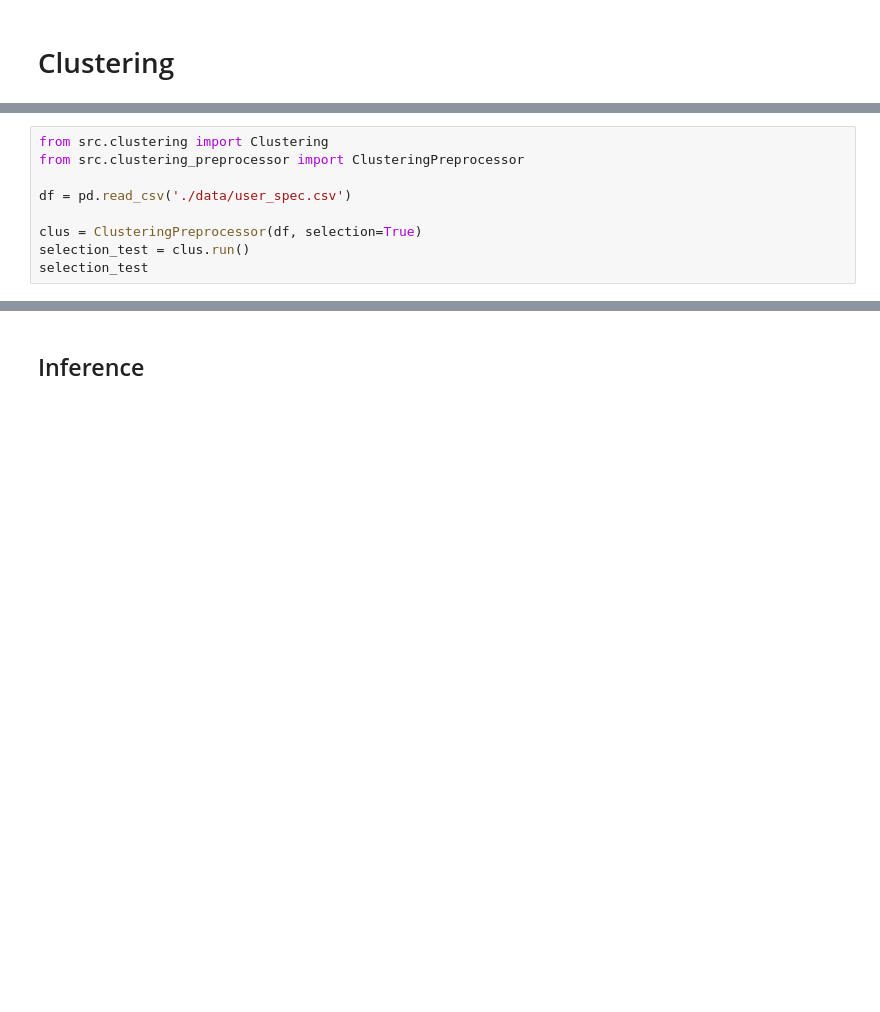
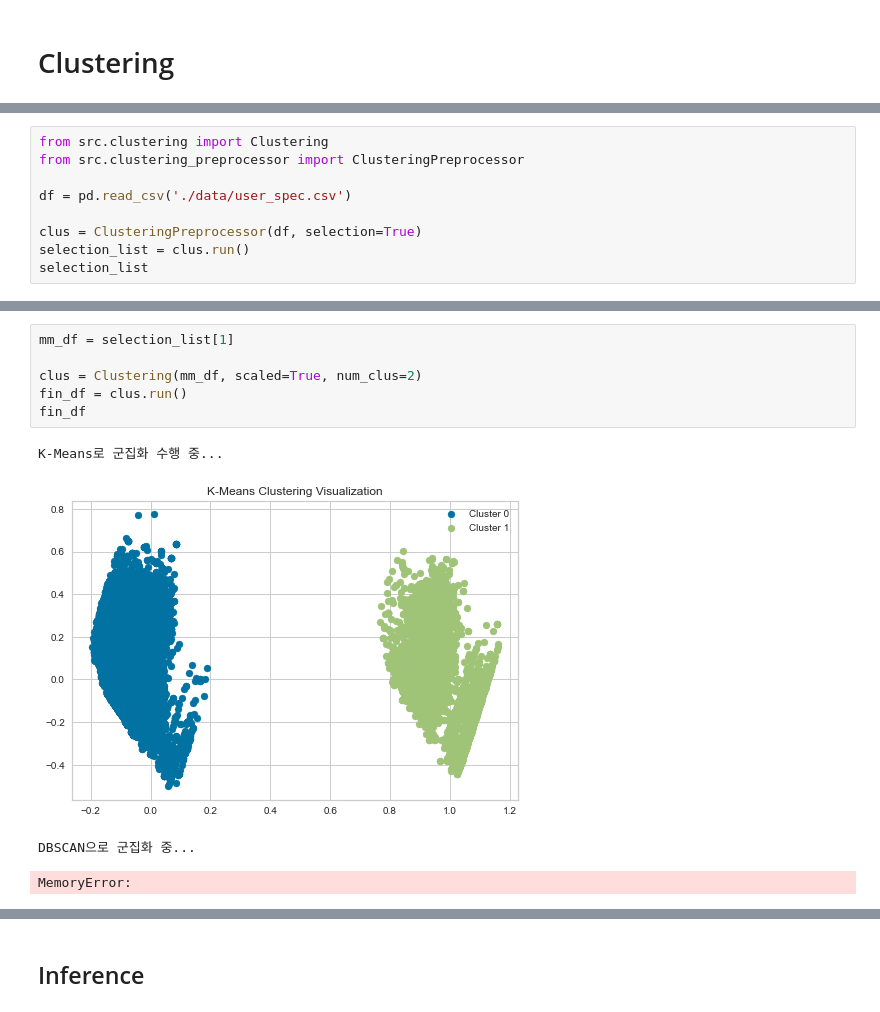
Before and after one commit to paragonyun/2022_bigcontest, a Jupyter notebook: main_test.ipynb, the cells around one changed output, grey strips where cells are left out. Saved outputs shown, nothing was run; the diff lists cells and outputs as text; blank space fills up the shorter version.

```diff
--- a/main_test.ipynb
+++ b/main_test.ipynb
@@ -163,8 +172,8 @@ from src.clustering_preprocessor import ClusteringPreprocessor
 df = pd.read_csv('./data/user_spec.csv')
 
 clus = ClusteringPreprocessor(df, selection=True)
-selection_test = clus.run()
-selection_test
+selection_list = clus.run()
+selection_list
 # %% [output]
 전처리 시작...
 결측치 제거 전 :  3025600
@@ -198,0 +227,11 @@ Done
+# %%
+mm_df = selection_list[1]
+
+clus = Clustering(mm_df, scaled=True, num_clus=2)
+fin_df = clus.run()
+fin_df
+# %% [output]
+K-Means로 군집화 수행 중...
+[figure, added]
+DBSCAN으로 군집화 중...
+MemoryError:
```
Also changed, not shown: parts of 5 cells of this notebook.
